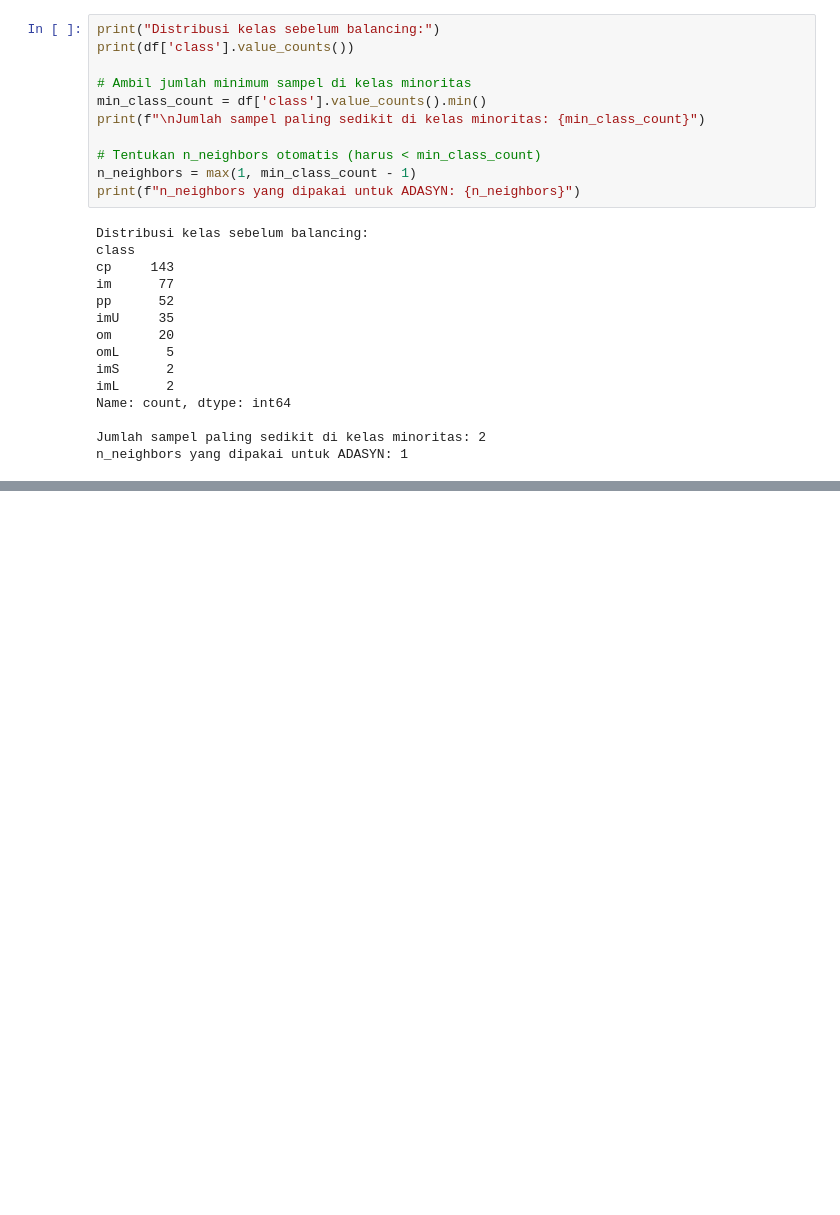
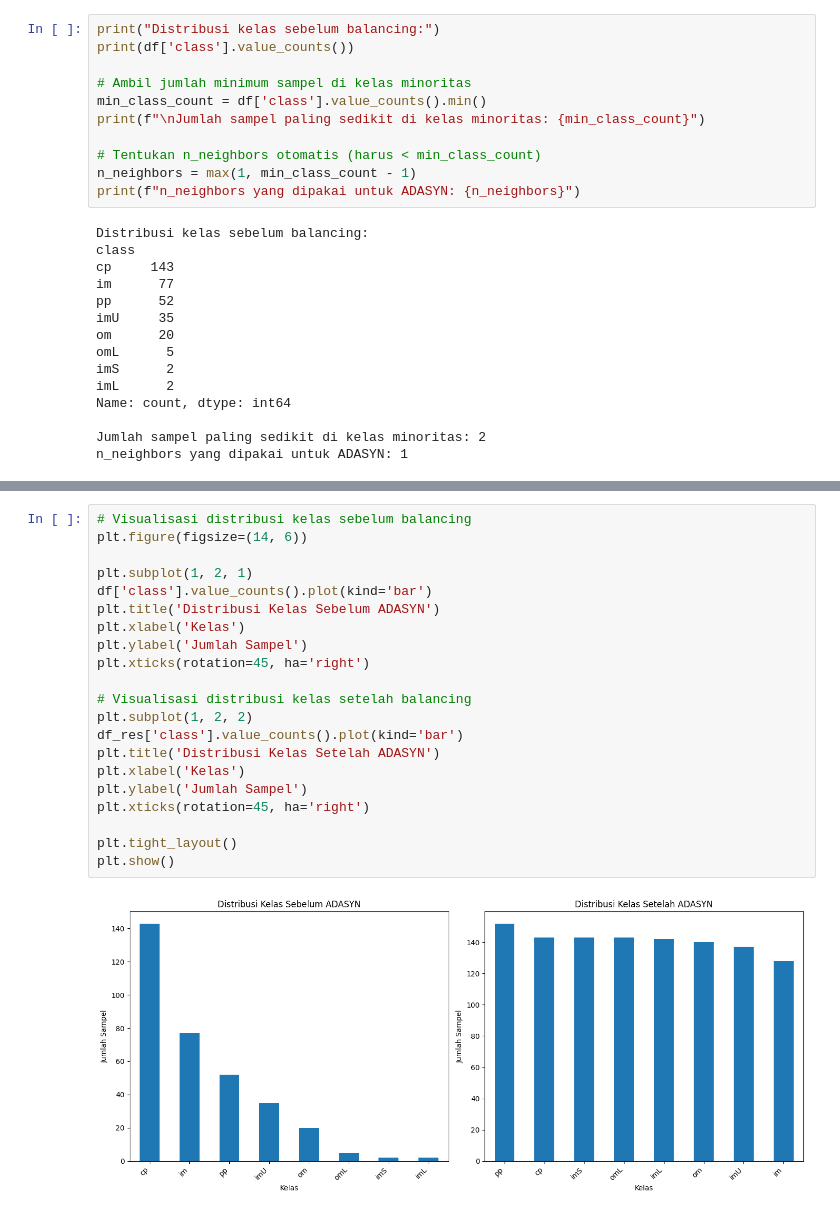
Before and after one commit to edi-mj/PSD, a Jupyter notebook: _build/jupyter_execute/content/data-balencing.ipynb, the cells around one changed output, grey strips where cells are left out. Saved outputs shown, nothing was run; the diff lists cells and outputs as text; blank space fills up the shorter version.

Commit message:
Update (balencing-data): Menambahkan grafik batang distribusi sample class

```diff
--- a/_build/jupyter_execute/content/data-balencing.ipynb
+++ b/_build/jupyter_execute/content/data-balencing.ipynb
@@ -93,0 +115,23 @@ n_neighbors yang dipakai untuk ADASYN: 1
+# %%
+# Visualisasi distribusi kelas sebelum balancing
+plt.figure(figsize=(14, 6))
+
+plt.subplot(1, 2, 1)
+df['class'].value_counts().plot(kind='bar')
+plt.title('Distribusi Kelas Sebelum ADASYN')
+plt.xlabel('Kelas')
+plt.ylabel('Jumlah Sampel')
+plt.xticks(rotation=45, ha='right')
+
+# Visualisasi distribusi kelas setelah balancing
+plt.subplot(1, 2, 2)
+df_res['class'].value_counts().plot(kind='bar')
+plt.title('Distribusi Kelas Setelah ADASYN')
+plt.xlabel('Kelas')
+plt.ylabel('Jumlah Sampel')
+plt.xticks(rotation=45, ha='right')
+
+plt.tight_layout()
+plt.show()
+# %% [output]
+[figure, added]
```
Also changed, not shown: parts of 6 cells of this notebook, 7 other files.
